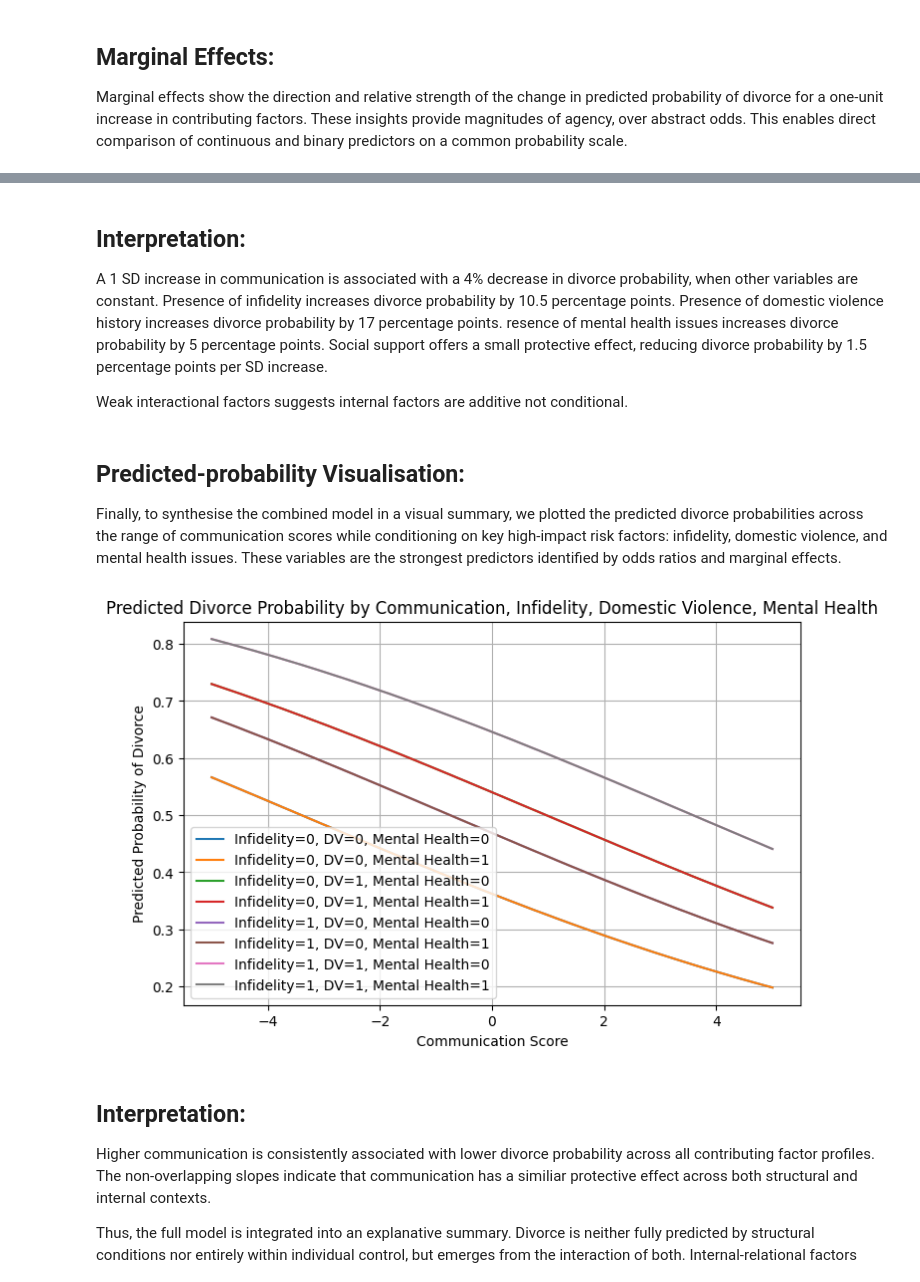
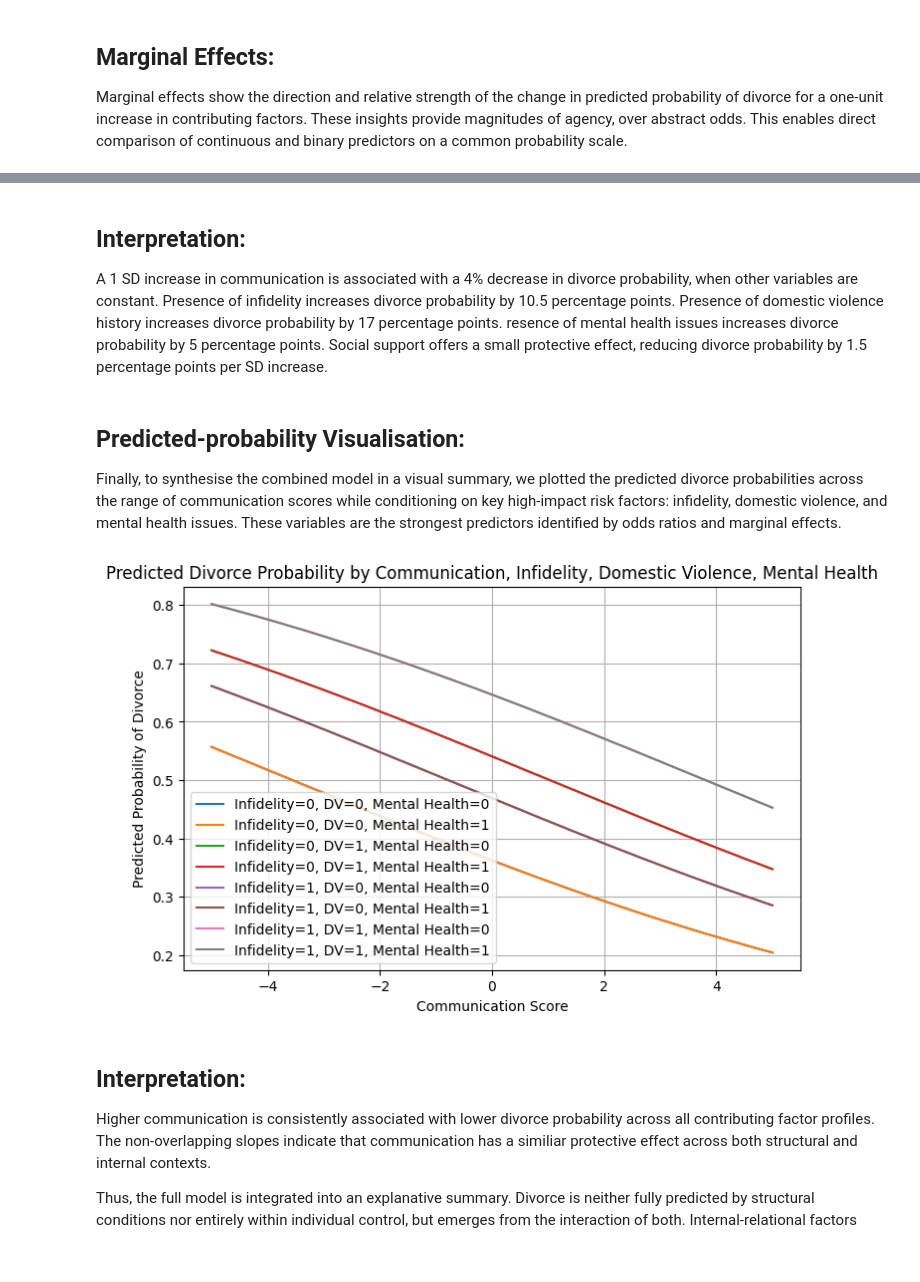
Before and after one commit to rowandama/Divorce-Summative, a Jupyter notebook: summative_divorce.ipynb, the cells around one changed output, grey strips where cells are left out. Drawn from its saved outputs; the diff is of its cells as text; code cells hidden in the pictures.

```diff
--- a/summative_divorce.ipynb
+++ b/summative_divorce.ipynb
@@ -892,12 +855,11 @@ Adding interactions deepens model realism by capturing conditional, non-independ
 # %%
-# adding interactions
+# adding interactions to combined model
 combined_df['comm_x_mental'] = combined_df['communication_score'] * combined_df['mental_health_issues']
 combined_df['support_x_dv'] = combined_df['social_support'] * combined_df['domestic_violence_history']
-combined_df['comm_x_infidelity'] = combined_df['communication_score'] * combined_df['infidelity_occurred']
 
 # fit new logistic model with interactions
 model3_interact = smf.logit(
-    'divorced ~ communication_score + infidelity_occurred + domestic_violence_history + mental_health_issues + social_support + comm_x_mental + support_x_dv + comm_x_infidelity',
+    'divorced ~ communication_score + infidelity_occurred + domestic_violence_history + mental_health_issues + social_support + comm_x_mental + support_x_dv',
     data=combined_df
 ).fit()
 
@@ -968,0 +897,6 @@ plt.show()
+# %%
+# model3 without interactions
+model3 = smf.logit(
+    'divorced ~ communication_score + infidelity_occurred + domestic_violence_history + mental_health_issues + social_support',
+    data=combined_df
+).fit()
@@ -1038,8 +988,6 @@ Presence of infidelity increases divorce probability by 10.5 percentage points.
 Presence of domestic violence history increases divorce probability by 17 percentage points.
 resence of mental health issues increases divorce probability by 5 percentage points.
 Social support offers a small protective effect, reducing divorce probability by 1.5 percentage points per SD increase.
-
-Weak interactional factors suggests internal factors are additive not conditional.
 # %% [markdown]
 ## Predicted-probability Visualisation:
 Finally, to synthesise the combined model in a visual summary, we plotted the predicted divorce probabilities across the range of communication scores while conditioning on key high-impact risk factors: infidelity, domestic violence, and mental health issues. These variables are the strongest predictors identified by odds ratios and marginal effects.
@@ -1049,38 +997,36 @@ comm_range = np.linspace(-5, 5, 1000)
 
 # df for all combinations of binary predictors
 binary_combinations = pd.DataFrame([
     {'infidelity_occurred': inf, 'domestic_violence_history': dv, 'mental_health_issues': mh}
     for inf in [0, 1]
     for dv in [0, 1]
     for mh in [0, 1]
 ])
 
 # predicted probabilities
 plt.figure(figsize=(8,5))
 for idx, row in binary_combinations.iterrows():
     X_pred = pd.DataFrame({
         'communication_score': comm_range,
         'infidelity_occurred': row['infidelity_occurred'],
         'domestic_violence_history': row['domestic_violence_history'],
         'mental_health_issues': row['mental_health_issues'],
         'mental_health_issues': 0,
         'social_support': 0,
-        'comm_x_mental': comm_range * 0,
-        'support_x_dv': 0,
-        'comm_x_infidelity': comm_range * row['infidelity_occurred']
+
     })
-    prob = model3_interact.predict(X_pred)
+    prob = model3.predict(X_pred)
     label = f"Infidelity={row['infidelity_occurred']}, DV={row['domestic_violence_history']}, Mental Health={row['mental_health_issues']}"
     plt.plot(comm_range, prob, label=label)
 
 plt.xlabel('Communication Score')
 plt.ylabel('Predicted Probability of Divorce')
 plt.title('Predicted Divorce Probability by Communication, Infidelity, Domestic Violence, Mental Health')
 plt.legend()
 plt.grid(True)
 plt.show()
 # %% [output]
-[figure, old version]
+[figure, new version]
 # %% [markdown]
 ## Interpretation:
 Higher communication is consistently associated with lower divorce probability across all contributing factor profiles.
```
Also changed, not shown: parts of 30 cells of this notebook.
